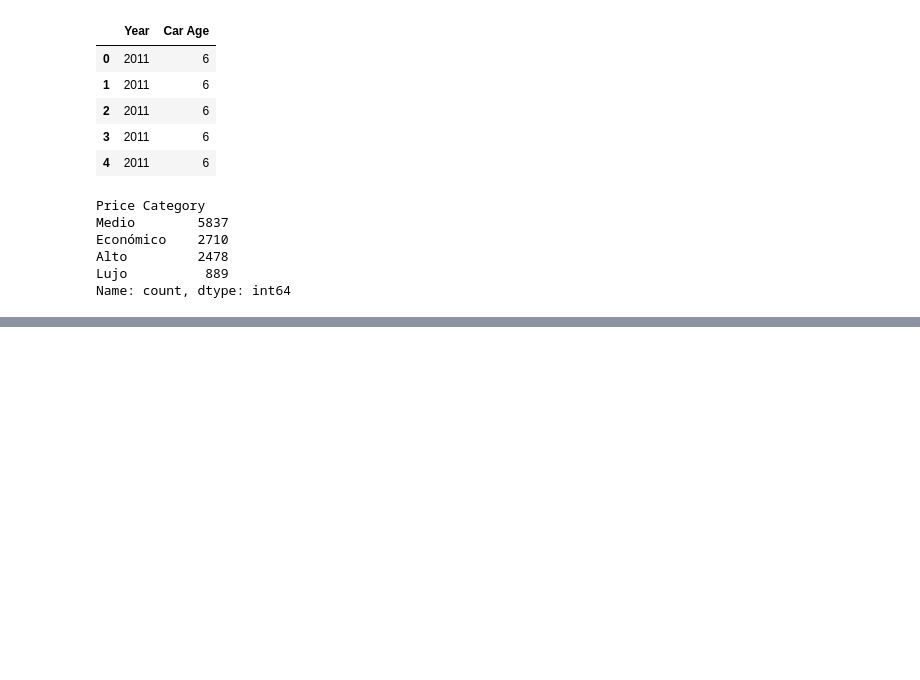
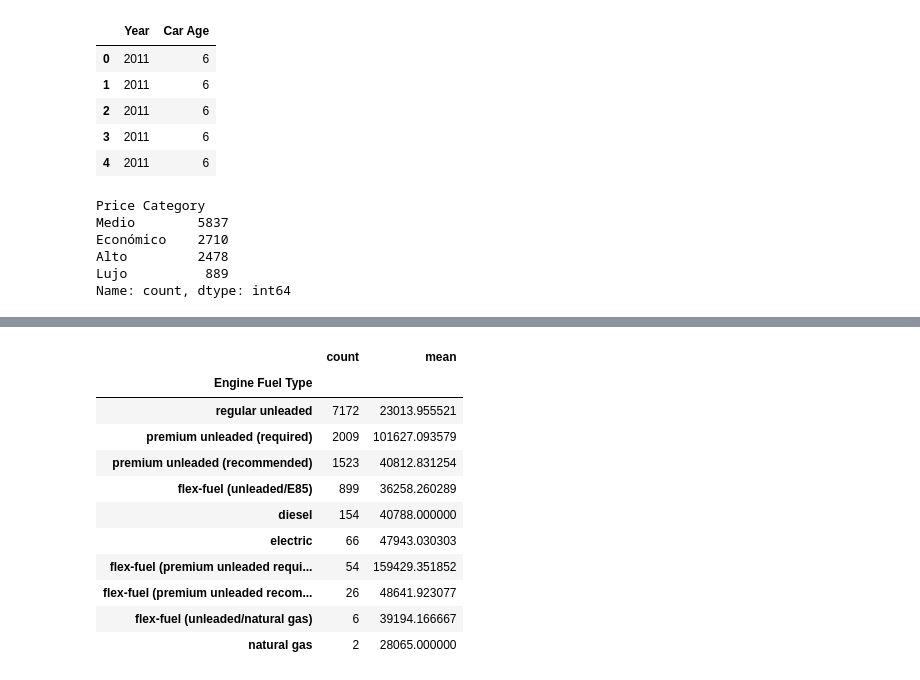
Before and after one commit to JuanPrieto16/proyecto_carros_proga2, a Jupyter notebook: cuadernos/exploracion_juan.ipynb, the cells around one changed output, grey strips where cells are left out. Cells and saved outputs as stored; diff of their text form; code cells hidden in the pictures; blank space fills up the shorter version.

Commit message:
Item 7: analisis de 5 groupbys diferentes

```diff
--- a/cuadernos/exploracion_juan.ipynb
+++ b/cuadernos/exploracion_juan.ipynb
@@ -190,0 +235,15 @@ Name: count, dtype: int64
+# %%
+df.groupby("Engine Fuel Type")["MSRP"].agg(["count", "mean"]).sort_values("count", ascending=False)
+# %% [output]
+|  | count | mean |
+| Engine Fuel Type |  |  |
+| regular unleaded | 7172 | 23013.955521 |
+| premium unleaded (required) | 2009 | 101627.093579 |
+| premium unleaded (recommended) | 1523 | 40812.831254 |
+| flex-fuel (unleaded/E85) | 899 | 36258.260289 |
+| diesel | 154 | 40788.000000 |
+| electric | 66 | 47943.030303 |
+| flex-fuel (premium unleaded requi... | 54 | 159429.351852 |
+| flex-fuel (premium unleaded recom... | 26 | 48641.923077 |
+| flex-fuel (unleaded/natural gas) | 6 | 39194.166667 |
+| natural gas | 2 | 28065.000000 |
```
Also changed, not shown: parts of 4 cells of this notebook, 1 other file.
